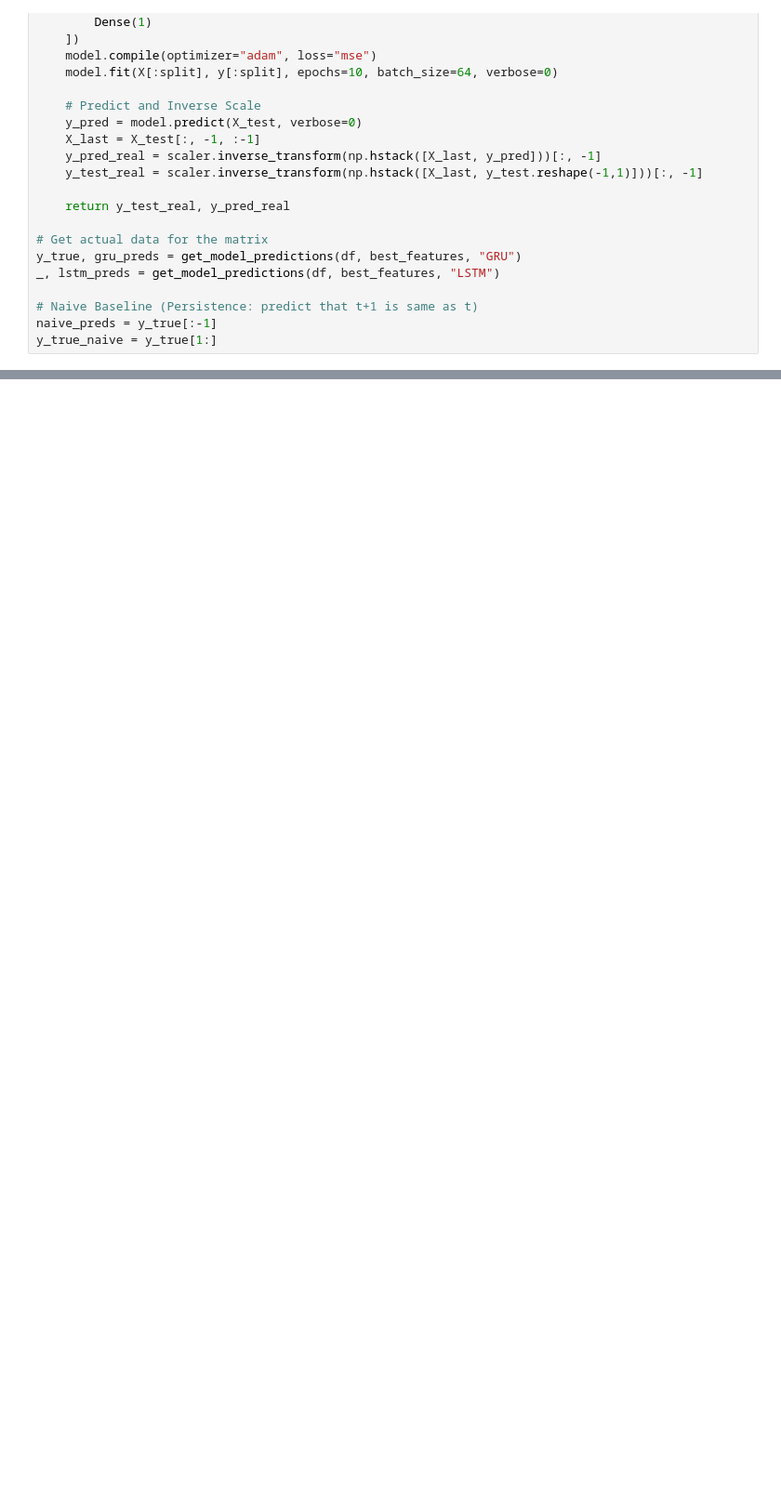
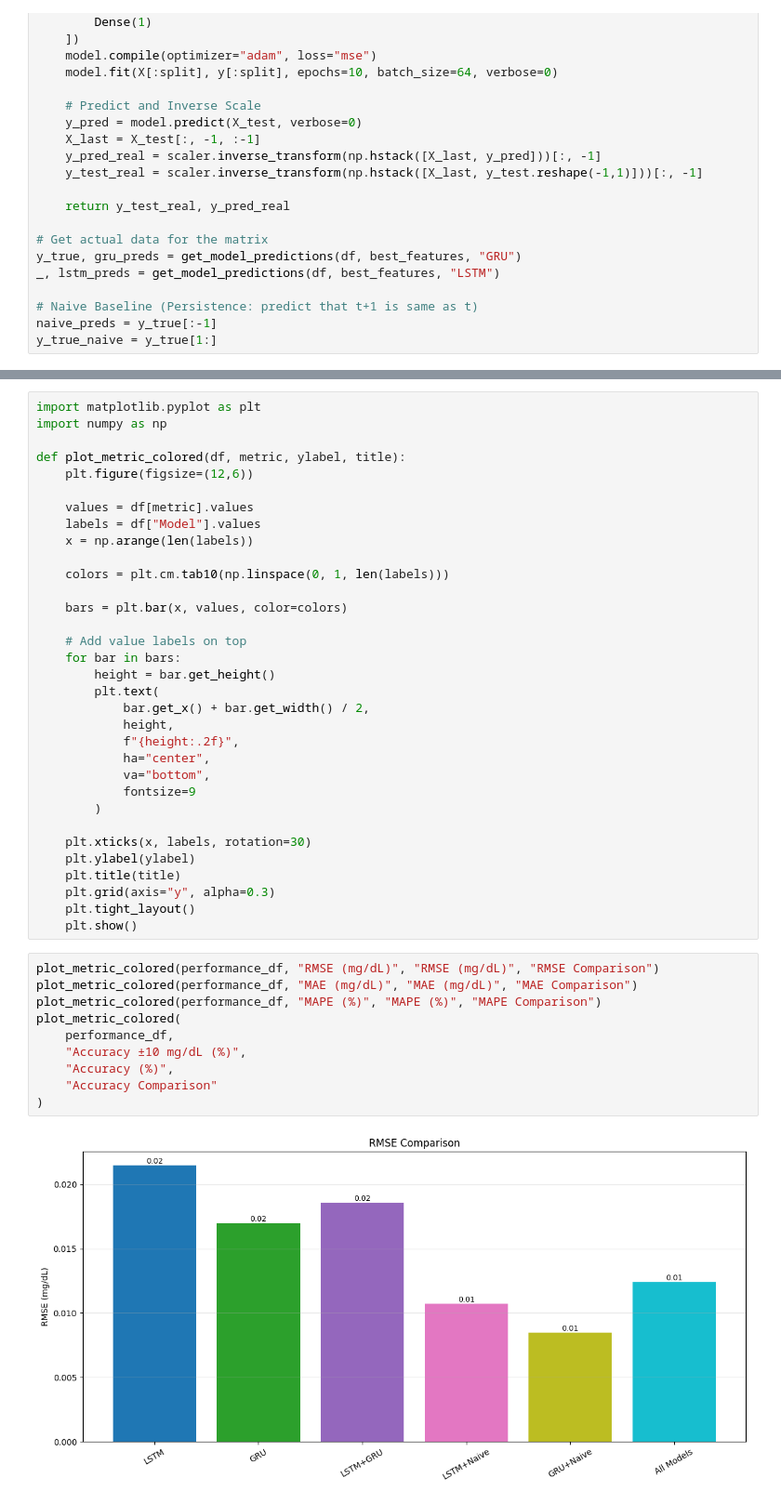
Before and after one commit to Glucora/Ai-Powered-System-for-Continuous-Glucose-Monitoring-and-Automated-Insulin-Delivery, a Jupyter notebook: Preprocessing/diabetes_datasets (Time-Series) - Malak/Fine Tuned GRU, LSTM, HMM Malak's dataset.ipynb, the cells around one changed output, grey strips where cells are left out. Shown at 93% size. Drawn from its saved outputs; the diff is of its cells as text; blank space fills up the shorter version.

```diff
--- a/Preprocessing/diabetes_datasets (Time-Series) - Malak/Fine Tuned GRU, LSTM, HMM Malak's dataset.ipynb
+++ b/Preprocessing/diabetes_datasets (Time-Series) - Malak/Fine Tuned GRU, LSTM, HMM Malak's dataset.ipynb
@@ -335,0 +399,45 @@ performance_matrix
+# %%
+import matplotlib.pyplot as plt
+import numpy as np
+
+def plot_metric_colored(df, metric, ylabel, title):
+    plt.figure(figsize=(12,6))
+
+    values = df[metric].values
+    labels = df["Model"].values
+    x = np.arange(len(labels))
+
+    colors = plt.cm.tab10(np.linspace(0, 1, len(labels)))
+
+    bars = plt.bar(x, values, color=colors)
+
+    # Add value labels on top
+    for bar in bars:
+        height = bar.get_height()
+        plt.text(
+            bar.get_x() + bar.get_width() / 2,
+            height,
+            f"{height:.2f}",
+            ha="center",
+            va="bottom",
+            fontsize=9
+        )
+
+    plt.xticks(x, labels, rotation=30)
+    plt.ylabel(ylabel)
+    plt.title(title)
+    plt.grid(axis="y", alpha=0.3)
+    plt.tight_layout()
+    plt.show()
+# %%
+plot_metric_colored(performance_df, "RMSE (mg/dL)", "RMSE (mg/dL)", "RMSE Comparison")
+plot_metric_colored(performance_df, "MAE (mg/dL)", "MAE (mg/dL)", "MAE Comparison")
+plot_metric_colored(performance_df, "MAPE (%)", "MAPE (%)", "MAPE Comparison")
+plot_metric_colored(
+    performance_df,
+    "Accuracy ±10 mg/dL (%)",
+    "Accuracy (%)",
+    "Accuracy Comparison"
+)
+# %% [output]
+[figure, added]
```
Also changed, not shown: parts of 10 cells of this notebook, 2 other files.
